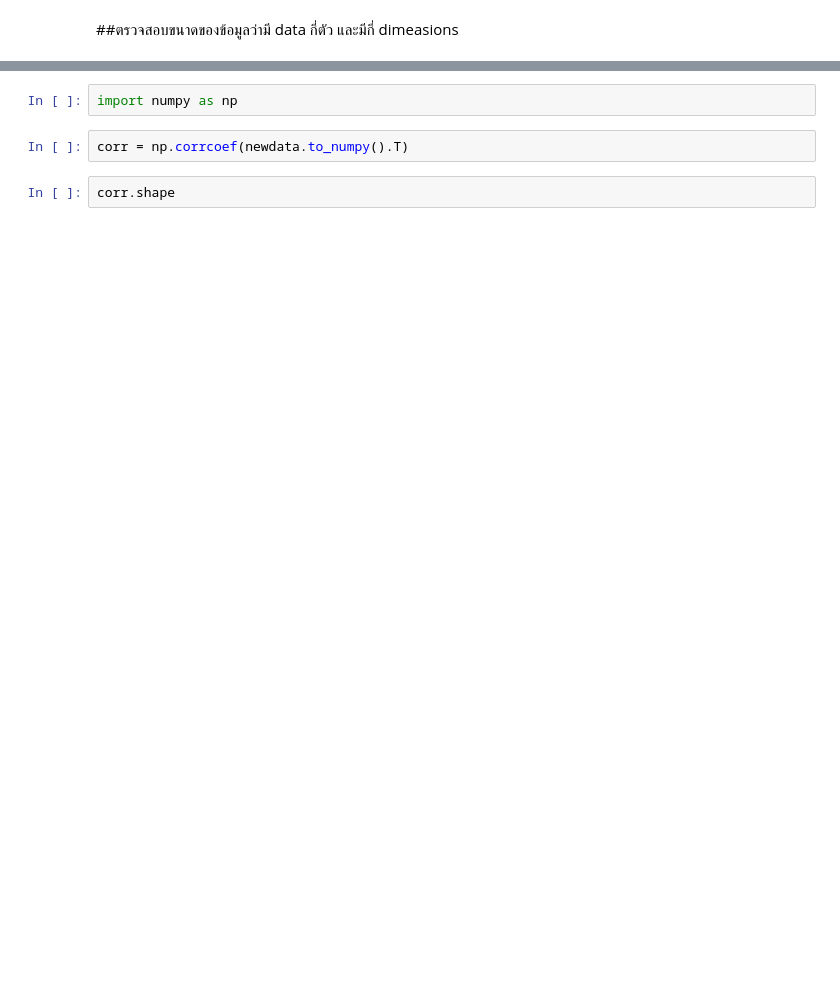
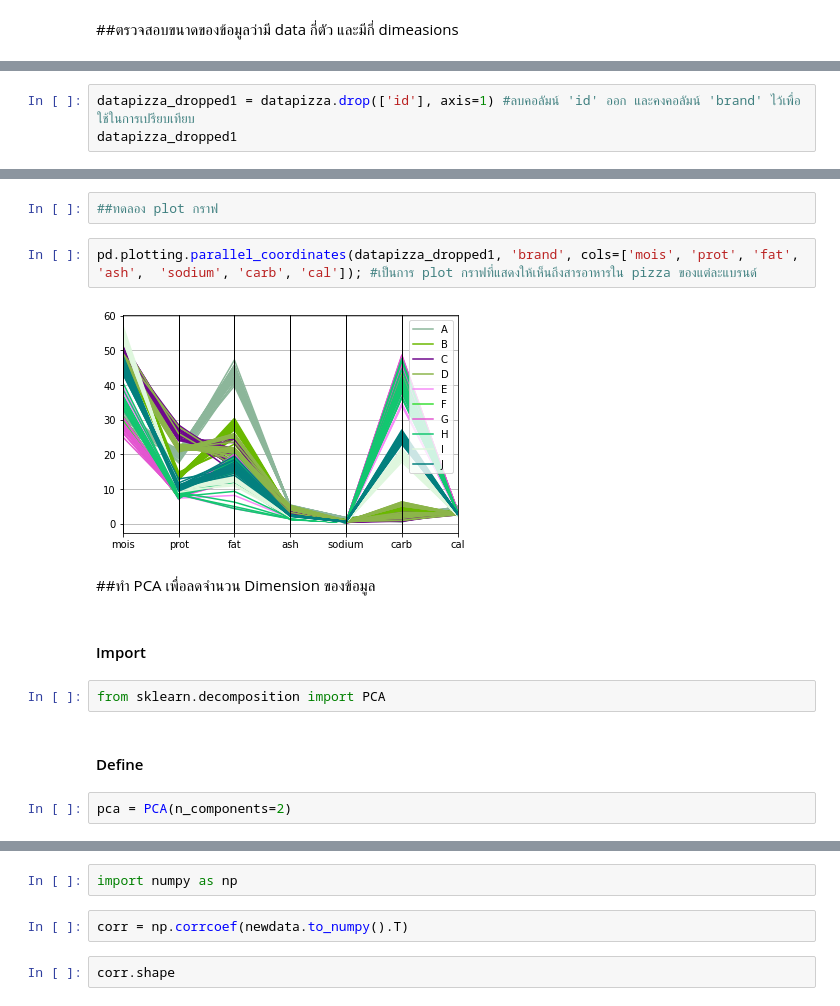
Before and after one commit to nichakornchaisuwan/multivariaet, a Jupyter notebook: Exam01.ipynb, the cells around one changed output, grey strips where cells are left out. Saved outputs shown, nothing was run; the diff lists cells and outputs as text; blank space fills up the shorter version.

```diff
--- a/Exam01.ipynb
+++ b/Exam01.ipynb
@@ -21,0 +114,3 @@ data.head(10)
+# %%
+datapizza_dropped1 = datapizza.drop(['id'], axis=1) #ลบคอลัมน์ 'id' ออก และคงคอลัมน์ 'brand' ไว้เพื่อใช้ในการเปรียบเทียบ
+datapizza_dropped1
@@ -21,0 +131,16 @@ data.head(10)
+# %%
+##ทดลอง plot กราฟ
+# %%
+pd.plotting.parallel_coordinates(datapizza_dropped1, 'brand', cols=['mois', 'prot',	'fat',	'ash',	'sodium', 'carb', 'cal']); #เป็นการ plot กราฟที่แสดงให้เห็นถึงสารอาหารใน pizza ของแต่ละแบรนด์
+# %% [output]
+[figure, added]
+# %% [markdown]
+##ทำ PCA เพื่อลดจำนวน Dimension ของข้อมูล
+# %% [markdown]
+#### Import
+# %%
+from sklearn.decomposition import PCA
+# %% [markdown]
+#### Define
+# %%
+pca = PCA(n_components=2)
```
Also changed, not shown: parts of 101 cells of this notebook.
